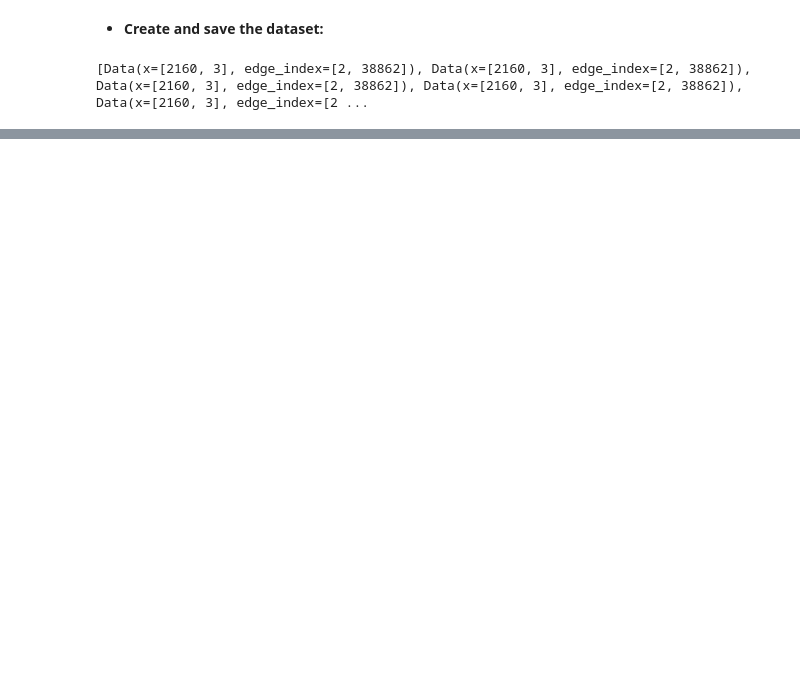
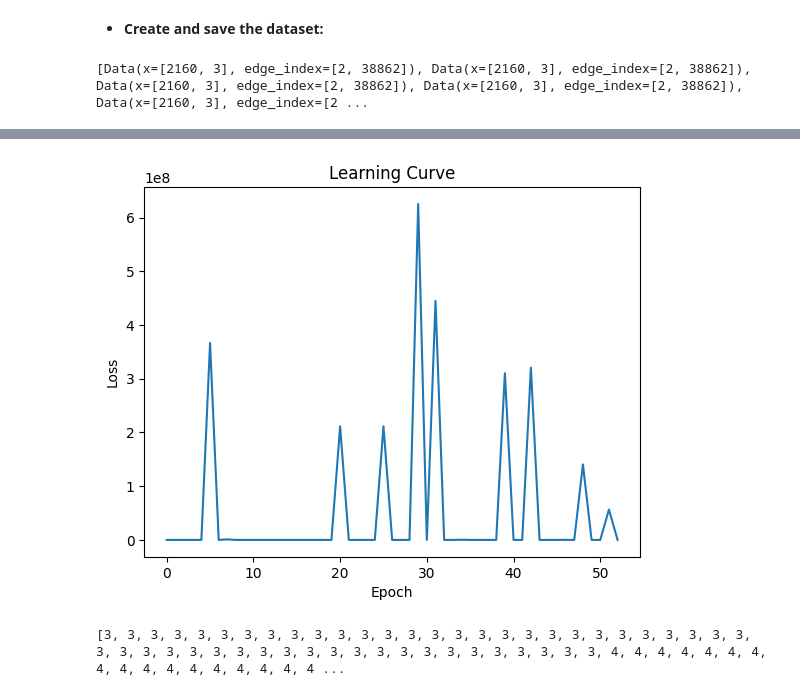
Before and after one commit to MeysamAmirsardari/PoseModel, a Jupyter notebook: Jupyter Notebook/Modeling.ipynb, the cells around one changed output, grey strips where cells are left out. Cells and saved outputs as stored; diff of their text form; code cells hidden in the pictures; blank space fills up the shorter version.

```diff
--- a/Jupyter Notebook/Modeling.ipynb
+++ b/Jupyter Notebook/Modeling.ipynb
@@ -280,33 +236,0 @@ class GraphAutoencoder(torch.nn.Module):
-# %%
-import torch_geometric.utils as utils
-
-dataloader = DataLoader(graph_list, batch_size=batch_size, shuffle=True)
-
-# Initialize the VAE model and move it to the device
-# model = VAE().to(device)
-model = GraphAutoencoder(input_dim, hidden_dim, output_dim).to(device)
-
-# Define the optimizer for the VAE
-optimizer = torch.optim.Adam(model.parameters(), lr=1e-3)
-
-# Define the loss function for the VAE
-def loss_function(output, x):
-    # mean, logstd = output.z_mean, output.z_log_stddev
-    # mean, logstd = output, 0
-    # kl_loss = -0.5 * torch.sum(1 + logstd - mean.pow(2) - logstd.exp())
-    x_recon = output #.x_recon
-    recon_loss = F.mse_loss(x_recon, x)
-    loss = recon_loss # + kl_loss
-    return loss
-
-# Train the VAE model
-for epoch in range(num_epochs):
-    for batch in dataloader:
-        batch = batch.to(device)
-        optimizer.zero_grad()
-        # edge_index = utils.batched_edge_indices(batch.edge_index, batch.batch).to(device)
-        output = model(batch.x, batch.edge_index)
-        loss = loss_function(output, batch.x)
-        loss.backward()
-        optimizer.step()
-    print(f'Epoch {epoch+1}/{num_epochs}: Loss={loss.item()}')
@@ -376,0 +807,8 @@ cluster_labels = gmm.predict(embeddings)
+# %%
+plt.plot(loss_list)
+plt.title("Learning Curve")
+plt.xlabel("Epoch")
+plt.ylabel("Loss")
+plt.show()
+# %% [output]
+[figure, added]
@@ -376,0 +891,4 @@ cluster_labels = gmm.predict(embeddings)
+# %%
+print(labels[1000:1500])
+# %% [output]
+[3, 3, 3, 3, 3, 3, 3, 3, 3, 3, 3, 3, 3, 3, 3, 3, 3, 3, 3, 3, 3, 3, 3, 3, 3, 3, 3, 3, 3, 3, 3, 3, 3, 3, 3, 3, 3, 3, 3, 3, 3, 3, 3, 3, 3, 3, 3, 3, 3, 3, 4, 4, 4, 4, 4, 4, 4, 4, 4, 4, 4, 4, 4, 4, 4, 4, 4 ...
```
Also changed, not shown: parts of 84 cells of this notebook.
